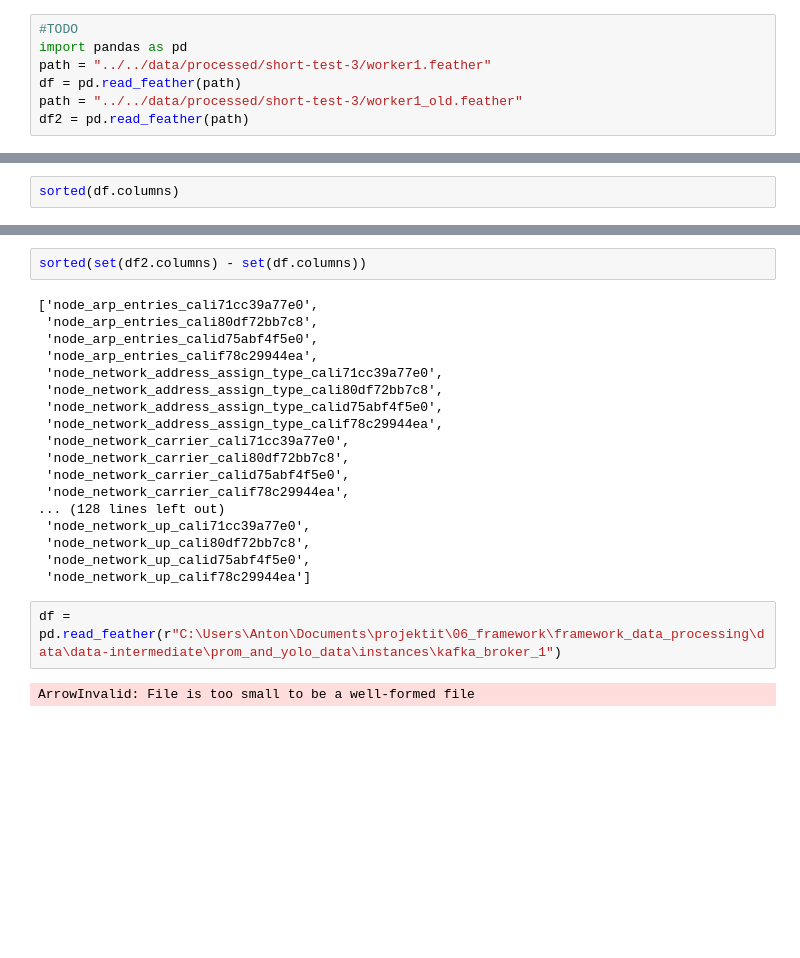
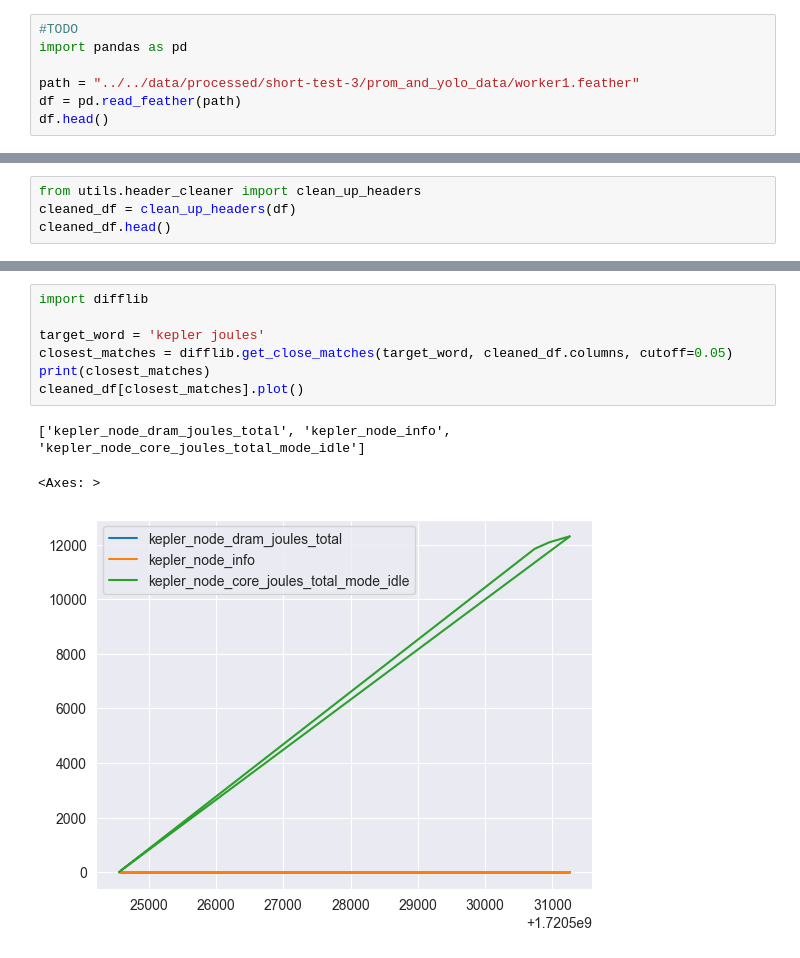
Before and after one commit to debnera/framework-analysis, a Jupyter notebook: src/dataset-tools/03_plot_prometheus.ipynb, the cells around one changed output, grey strips where cells are left out. Drawn from its saved outputs; the diff is of its cells as text; blank space fills up the shorter version.

Commit message:
Add some utils for cleaning up the data and a short example

```diff
--- a/src/dataset-tools/03_plot_prometheus.ipynb
+++ b/src/dataset-tools/03_plot_prometheus.ipynb
@@ -1,7 +1,7 @@
 # %%
 #TODO
 import pandas as pd
-path = "../../data/processed/short-test-3/worker1.feather"
+
+path = "../../data/processed/short-test-3/prom_and_yolo_data/worker1.feather"
 df = pd.read_feather(path)
-path = "../../data/processed/short-test-3/worker1_old.feather"
-df2 = pd.read_feather(path)
+df.head()
@@ -8,3 +16,5 @@ df2 = pd.read_feather(path)
 # %%
-sorted(df.columns)
+from utils.header_cleaner import clean_up_headers
+cleaned_df = clean_up_headers(df)
+cleaned_df.head()
 # %% [output]
@@ -28,24 +29,11 @@ sorted(df.columns)
-# %%
-sorted(set(df2.columns) - set(df.columns))
-# %% [output]
-['node_arp_entries_cali71cc39a77e0',
- 'node_arp_entries_cali80df72bb7c8',
- 'node_arp_entries_calid75abf4f5e0',
- 'node_arp_entries_calif78c29944ea',
- 'node_network_address_assign_type_cali71cc39a77e0',
- 'node_network_address_assign_type_cali80df72bb7c8',
- 'node_network_address_assign_type_calid75abf4f5e0',
- 'node_network_address_assign_type_calif78c29944ea',
- 'node_network_carrier_cali71cc39a77e0',
- 'node_network_carrier_cali80df72bb7c8',
- 'node_network_carrier_calid75abf4f5e0',
- 'node_network_carrier_calif78c29944ea',
-... (128 lines left out)
- 'node_network_up_cali71cc39a77e0',
- 'node_network_up_cali80df72bb7c8',
- 'node_network_up_calid75abf4f5e0',
- 'node_network_up_calif78c29944ea']
-# %%
-df = pd.read_feather(r"C:\Users\Anton\Documents\projektit\06_framework\framework_data_processing\data\data-intermediate\prom_and_yolo_data\instances\kafka_broker_1")
-# %% [output]
-ArrowInvalid: File is too small to be a well-formed file
+# %%
+import difflib
+
+target_word = 'kepler joules'
+closest_matches = difflib.get_close_matches(target_word, cleaned_df.columns, cutoff=0.05)
+print(closest_matches)
+cleaned_df[closest_matches].plot()
+# %% [output]
+['kepler_node_dram_joules_total', 'kepler_node_info', 'kepler_node_core_joules_total_mode_idle']
+<Axes: >
+[figure, added]
```
Also changed, not shown: parts of 2 cells of this notebook, 3 other files.
